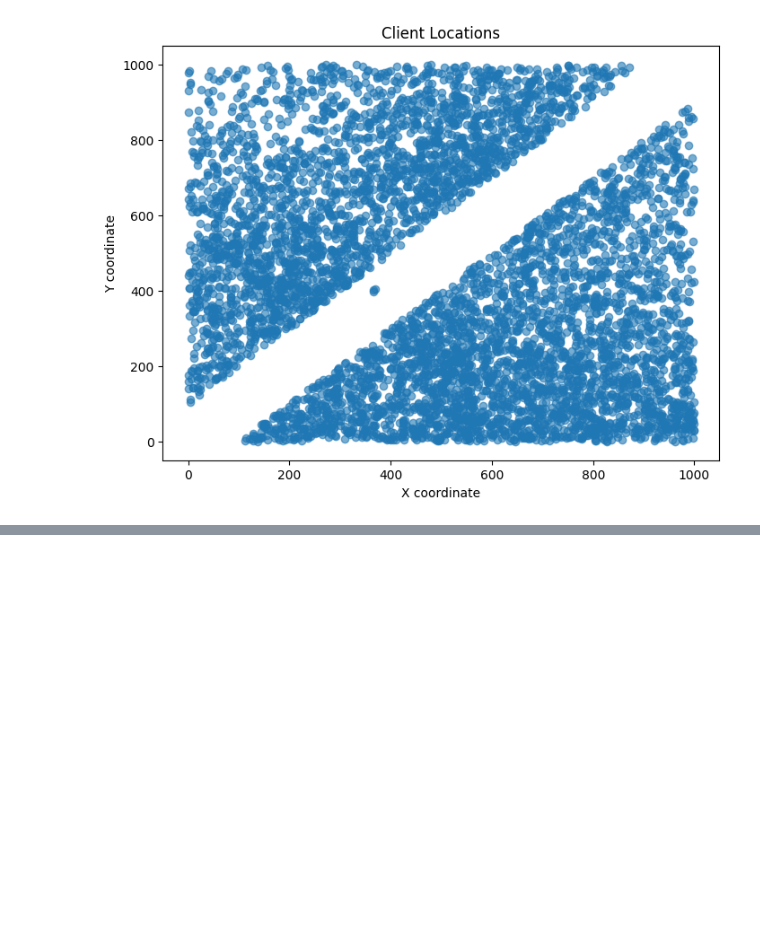
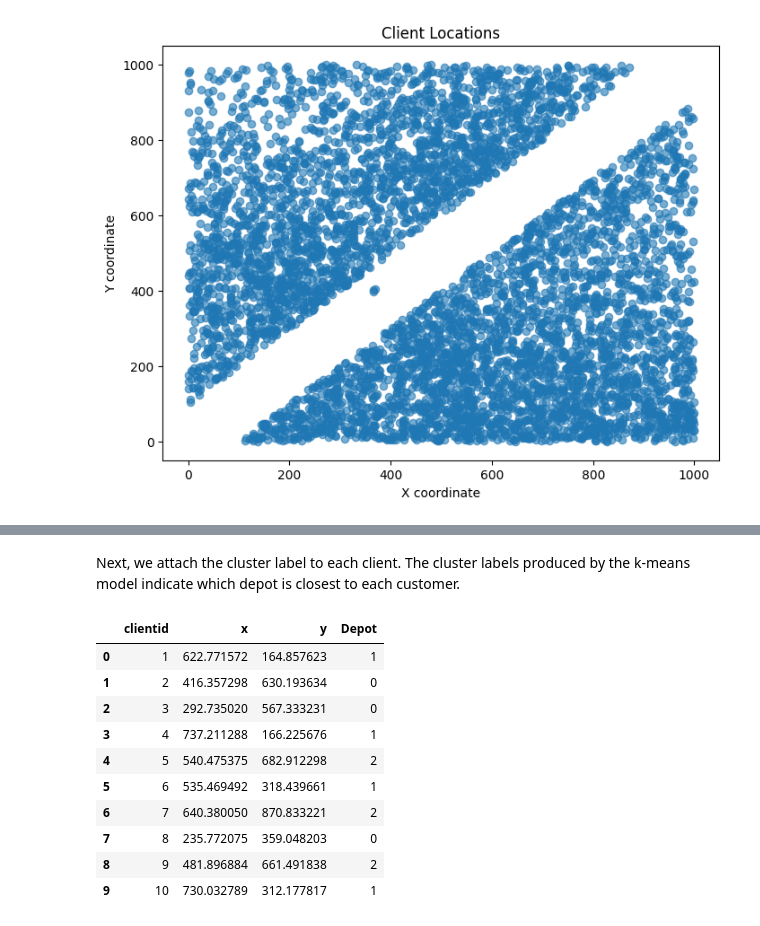
Before and after one commit to samuelms123/ML-tasks, a Jupyter notebook: task5/task5-pipeline.ipynb, the cells around one changed output, grey strips where cells are left out. Cells and saved outputs as stored; diff of their text form; code cells hidden in the pictures; blank space fills up the shorter version.

```diff
--- a/task5/task5-pipeline.ipynb
+++ b/task5/task5-pipeline.ipynb
@@ -38,0 +111,21 @@ plt.show()
+# %% [markdown]
+Next, we attach the cluster label to each client.
+The cluster labels produced by the k-means model indicate which depot is closest to each customer.
+# %%
+# Add cluster labels to the dataframe
+cust_df['Depot'] = labels
+
+# Print the first 10 rows
+cust_df.head(10)
+# %% [output]
+|  | clientid | x | y | Depot |
+| 0 | 1 | 622.771572 | 164.857623 | 1 |
+| 1 | 2 | 416.357298 | 630.193634 | 0 |
+| 2 | 3 | 292.735020 | 567.333231 | 0 |
+| 3 | 4 | 737.211288 | 166.225676 | 1 |
+| 4 | 5 | 540.475375 | 682.912298 | 2 |
+| 5 | 6 | 535.469492 | 318.439661 | 1 |
+| 6 | 7 | 640.380050 | 870.833221 | 2 |
+| 7 | 8 | 235.772075 | 359.048203 | 0 |
+| 8 | 9 | 481.896884 | 661.491838 | 2 |
+| 9 | 10 | 730.032789 | 312.177817 | 1 |
```
Also changed, not shown: parts of 8 cells of this notebook.
